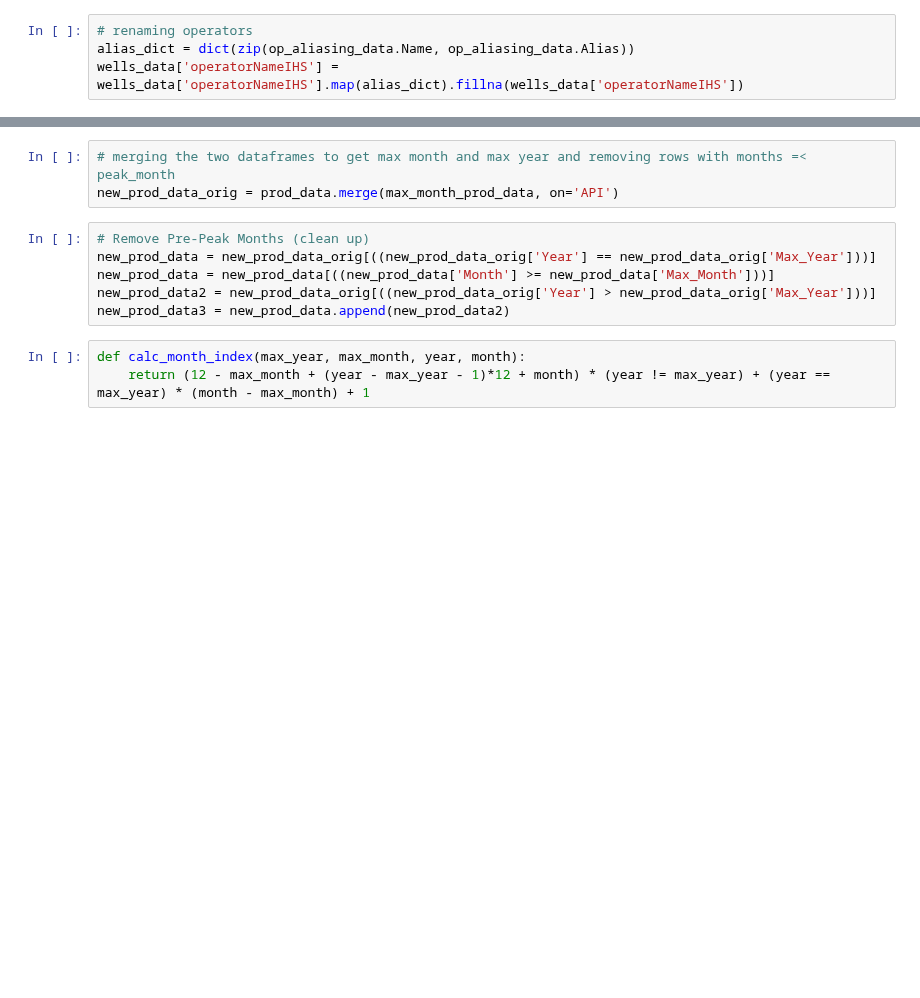
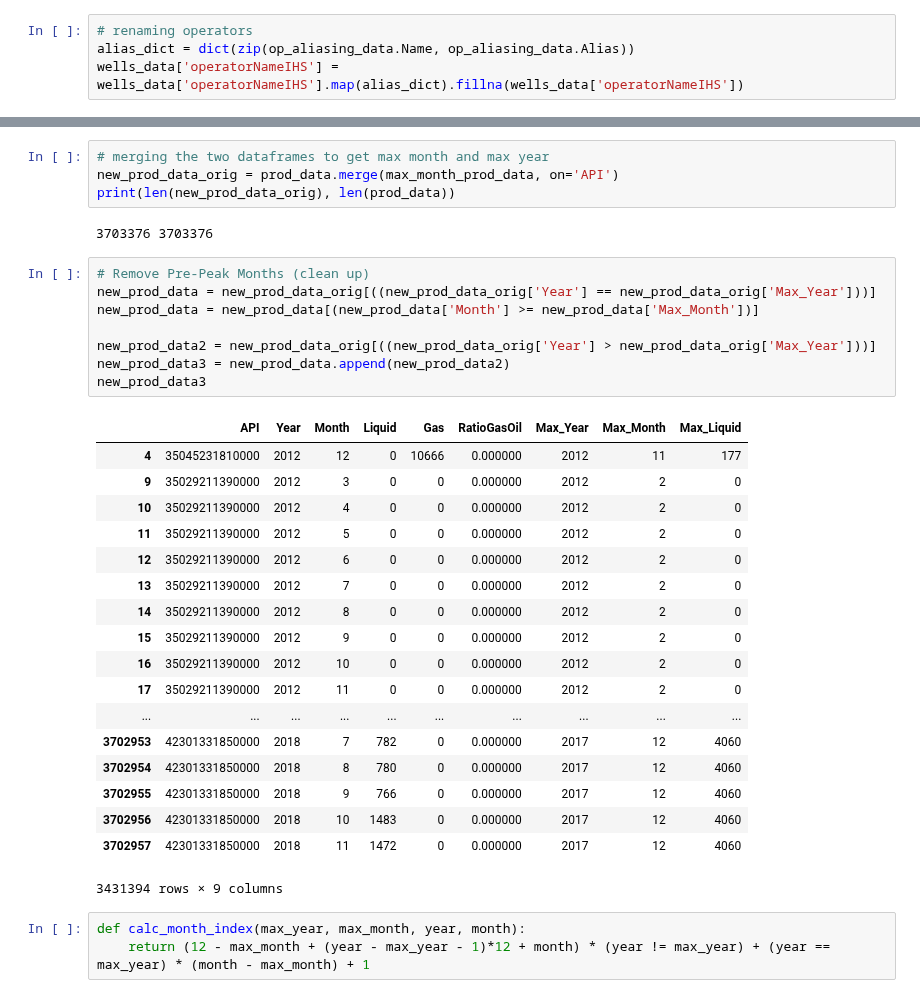
Before and after one commit to NourhanKhaled/DataScience-Project, a Jupyter notebook: Milestone1/Milestone_1.ipynb, the cells around one changed output, grey strips where cells are left out. Cells and saved outputs as stored; diff of their text form; blank space fills up the shorter version.

```diff
--- a/Milestone1/Milestone_1.ipynb
+++ b/Milestone1/Milestone_1.ipynb
@@ -38,12 +57,36 @@ max_month_prod_data = max_month_prod_data.rename(columns={"Year": "Max_Year", "M
 # %%
-# merging the two dataframes to get max month and max year and removing rows with months =< peak_month
+# merging the two dataframes to get max month and max year
 new_prod_data_orig = prod_data.merge(max_month_prod_data, on='API')
+print(len(new_prod_data_orig), len(prod_data))
+# %% [output]
+3703376 3703376
 # %%
 # Remove Pre-Peak Months (clean up)
 new_prod_data = new_prod_data_orig[((new_prod_data_orig['Year'] == new_prod_data_orig['Max_Year']))]
-new_prod_data = new_prod_data[((new_prod_data['Month'] >= new_prod_data['Max_Month']))]
+new_prod_data = new_prod_data[(new_prod_data['Month'] >= new_prod_data['Max_Month'])]
+
 new_prod_data2 = new_prod_data_orig[((new_prod_data_orig['Year'] > new_prod_data_orig['Max_Year']))]
 new_prod_data3 = new_prod_data.append(new_prod_data2)
+new_prod_data3
+# %% [output]
+|  | API | Year | Month | Liquid | Gas | RatioGasOil | Max_Year | Max_Month | Max_Liquid |
+| 4 | 35045231810000 | 2012 | 12 | 0 | 10666 | 0.000000 | 2012 | 11 | 177 |
+| 9 | 35029211390000 | 2012 | 3 | 0 | 0 | 0.000000 | 2012 | 2 | 0 |
+| 10 | 35029211390000 | 2012 | 4 | 0 | 0 | 0.000000 | 2012 | 2 | 0 |
+| 11 | 35029211390000 | 2012 | 5 | 0 | 0 | 0.000000 | 2012 | 2 | 0 |
+| 12 | 35029211390000 | 2012 | 6 | 0 | 0 | 0.000000 | 2012 | 2 | 0 |
+| 13 | 35029211390000 | 2012 | 7 | 0 | 0 | 0.000000 | 2012 | 2 | 0 |
+| 14 | 35029211390000 | 2012 | 8 | 0 | 0 | 0.000000 | 2012 | 2 | 0 |
+| 15 | 35029211390000 | 2012 | 9 | 0 | 0 | 0.000000 | 2012 | 2 | 0 |
+| 16 | 35029211390000 | 2012 | 10 | 0 | 0 | 0.000000 | 2012 | 2 | 0 |
+| 17 | 35029211390000 | 2012 | 11 | 0 | 0 | 0.000000 | 2012 | 2 | 0 |
+| ... | ... | ... | ... | ... | ... | ... | ... | ... | ... |
+| 3702953 | 42301331850000 | 2018 | 7 | 782 | 0 | 0.000000 | 2017 | 12 | 4060 |
+| 3702954 | 42301331850000 | 2018 | 8 | 780 | 0 | 0.000000 | 2017 | 12 | 4060 |
+| 3702955 | 42301331850000 | 2018 | 9 | 766 | 0 | 0.000000 | 2017 | 12 | 4060 |
+| 3702956 | 42301331850000 | 2018 | 10 | 1483 | 0 | 0.000000 | 2017 | 12 | 4060 |
+| 3702957 | 42301331850000 | 2018 | 11 | 1472 | 0 | 0.000000 | 2017 | 12 | 4060 |
+3431394 rows × 9 columns
 # %%
 def calc_month_index(max_year, max_month, year, month):
     return (12 - max_month + (year - max_year - 1)*12 + month) * (year != max_year) + (year == max_year) * (month - max_month) + 1
```
Also changed, not shown: parts of 4 cells of this notebook.
